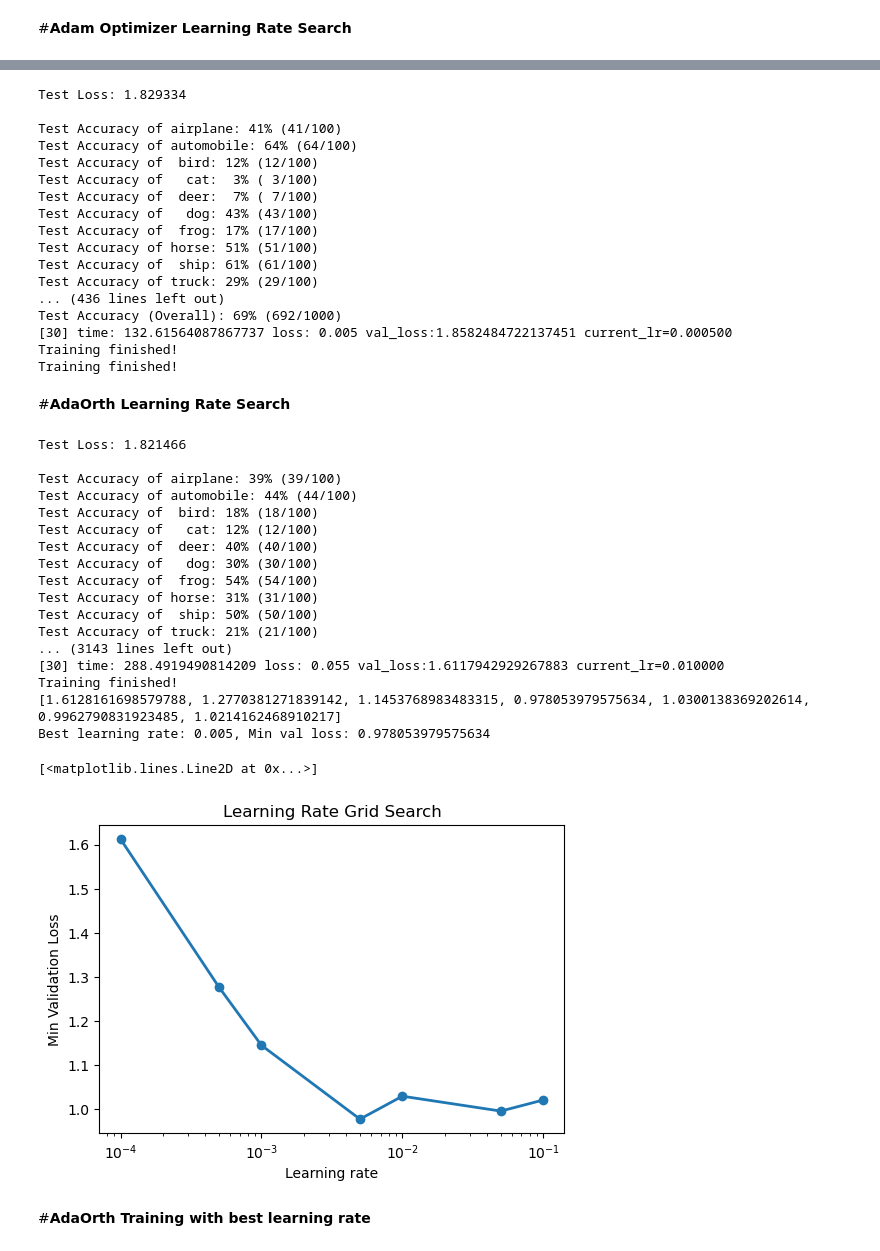
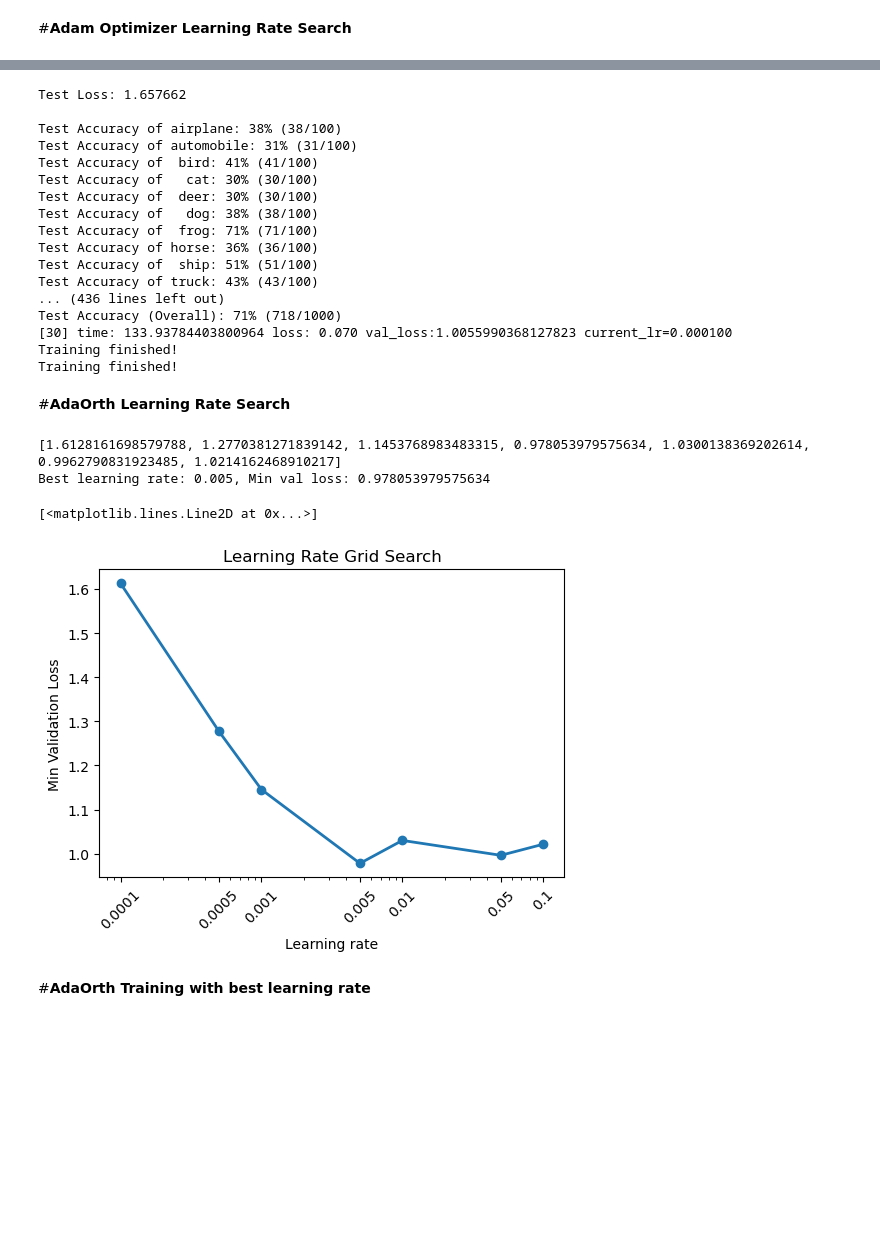
Before and after one commit to RayCyder/Intro, a Jupyter notebook: ResNet_Implementation_on_CIFAR10_2.ipynb, the cells around one changed output, grey strips where cells are left out. Saved outputs shown, nothing was run; the diff lists cells and outputs as text; code cells hidden in the pictures; blank space fills up the shorter version.

```diff
--- a/ResNet_Implementation_on_CIFAR10_2.ipynb
+++ b/ResNet_Implementation_on_CIFAR10_2.ipynb
@@ -730,6 +774,7 @@ Best learning rate: 0.005, Min val loss: 1.0403755232691765
 # %% [markdown]
 #**training Model with MuonMVR2 using best learning rate**
 # %%
+learning_rate = 0.05 #from paper
 model_mvr2 = initialize_model(device)
-losses_mvr2,losses_mvr2_val, mvr2_acc, mvr2_time_cost = train_with_mvr2_once(model_mvr2,criterion,train_loader,val_loader,learning_rate,epochs)
+losses_mvr2,losses_mvr2_val, mvr2_acc, mvr2_time_cost = train_with_mvr2_once(model_mvr2,criterion,train_loader,test_loader,learning_rate,epochs)
 # %% [output]
@@ -799,9 +848,10 @@ Best learning rate: 0.1, Min val loss: 1.1808870360255241
 # %% [markdown]
 #**SGD Training Model with best learning rate**
 # %%
+learning_rate = 0.1 #from paper
 model_sgd = initialize_model(device)
 optimizer = SGDOptimizer(model_sgd,criterion,epochs)
 optimizer.initialize_optimizer(learning_rate)
-losses_sgd,losses_sgd_val,sgd_acc, sgd_time_cost = train_once(model_sgd,criterion,optimizer,train_loader,val_loader,learning_rate,epochs)
+losses_sgd,losses_sgd_val,sgd_acc, sgd_time_cost = train_once(model_sgd,criterion,optimizer,train_loader,test_loader,learning_rate,epochs)
 print("Training finished!")
 # %% [output]
@@ -825,11 +875,11 @@ Training finished!
 # %% [markdown]
 #**Adam Optimizer Learning Rate Search**
 # %%
-class AdamWOptimizer(BaseOptimizer):
+class AdamOptimizer(BaseOptimizer):
   def __init__(self,model,criterion,epochs):
     super().__init__(model,criterion,epochs)
   def initialize_optimizer(self, learning_rate):
-    optimizer = optim.AdamW(self.model.parameters(), lr=learning_rate, weight_decay=0.01)
+    optimizer = optim.Adam(self.model.parameters(), lr=learning_rate, weight_decay=0.01)
     # Cosine annealing: lr → eta_min by the end
     scheduler = torch.optim.lr_scheduler.CosineAnnealingLR(
         optimizer,
@@ -888,25 +925,26 @@ Best learning rate: 0.005, Min val loss: 1.0235724598169327
 # %%
-ResNet18_adamw = initialize_model(device)
-optimizer = AdamWOptimizer(ResNet18_adamw,criterion,epochs)
+learning_rate = 0.01
+model_adam = initialize_model(device)
+optimizer = AdamOptimizer(model_adam,criterion,epochs)
 optimizer.initialize_optimizer(learning_rate)
-losses_adamw,losses_adamw_val, adamw_acc ,adamw_time_cost = train_once(ResNet18_adamw,criterion,optimizer,train_loader,val_loader,learning_rate,epochs)
+losses_adam,losses_adam_val, adam_acc ,adam_time_cost = train_once(model_adam,criterion,optimizer,train_loader,test_loader,learning_rate,epochs)
 print("Training finished!")
 # %% [output]
-Test Loss: 1.829334
+Test Loss: 1.657662
 
-Test Accuracy of airplane: 41% (41/100)
-Test Accuracy of automobile: 64% (64/100)
-Test Accuracy of  bird: 12% (12/100)
-Test Accuracy of   cat:  3% ( 3/100)
-Test Accuracy of  deer:  7% ( 7/100)
-Test Accuracy of   dog: 43% (43/100)
-Test Accuracy of  frog: 17% (17/100)
-Test Accuracy of horse: 51% (51/100)
-Test Accuracy of  ship: 61% (61/100)
-Test Accuracy of truck: 29% (29/100)
+Test Accuracy of airplane: 38% (38/100)
+Test Accuracy of automobile: 31% (31/100)
+Test Accuracy of  bird: 41% (41/100)
+Test Accuracy of   cat: 30% (30/100)
+Test Accuracy of  deer: 30% (30/100)
+Test Accuracy of   dog: 38% (38/100)
+Test Accuracy of  frog: 71% (71/100)
+Test Accuracy of horse: 36% (36/100)
+Test Accuracy of  ship: 51% (51/100)
+Test Accuracy of truck: 43% (43/100)
 ... (436 lines left out)
-Test Accuracy (Overall): 69% (692/1000)
-[30] time: 132.61564087867737 loss: 0.005 val_loss:1.8582484722137451 current_lr=0.000500
+Test Accuracy (Overall): 71% (718/1000)
+[30] time: 133.93784403800964 loss: 0.070 val_loss:1.0055990368127823 current_lr=0.000100
 Training finished!
 Training finished!
 # %%
@@ -945,47 +983,35 @@ class AdaOrthOptimizer(BaseOptimizer):
 # %%
 def get_adaorth(model, learning_rate):
     optimizer = AdaOrthOptimizer(model, criterion, epochs)
     optimizer.initialize_optimizer(learning_rate)
     return optimizer
 #42
 #4242
+#on val loader
 result_adaorth = [1.6128161698579788, 1.2770381271839142, 1.1453768983483315,
                   0.978053979575634, 1.0300138369202614, 0.9962790831923485, 1.0214162468910217]
-
+#on test loader
+# result_adaorth = [1.4681750982999802, 1.1907282695174217, 1.0202817395329475, 1.0218846872448921, 1.0013282299041748, 1.0016121491789818, 1.0007075443863869]
 
 if not result_adaorth:
     result_adaorth = grids_search_val(get_adaorth)
     #result_adaorth = [float(x.cpu()) for x in result_adaorth]
 print(result_adaorth)
 min_index = result_adaorth.index(min(result_adaorth))
 learning_rate = learning_rates[min_index]
 print(f"Best learning rate: {learning_rate}, Min val loss: {result_adaorth[min_index]}")
 plt.figure(figsize=(6,4))
 plt.xscale('log')   # good practice for learning rates
 plt.xlabel("Learning rate")
 plt.ylabel("Min Validation Loss")
 plt.title("Learning Rate Grid Search")
+plt.xticks(learning_rates, labels=[str(lr) for lr in learning_rates],rotation=45)
 plt.plot(learning_rates, result_adaorth, label="Grid Search(Validataion Loss)", linewidth=2, marker='o')
 # %% [output]
-Test Loss: 1.821466
-
-Test Accuracy of airplane: 39% (39/100)
-Test Accuracy of automobile: 44% (44/100)
-Test Accuracy of  bird: 18% (18/100)
-Test Accuracy of   cat: 12% (12/100)
-Test Accuracy of  deer: 40% (40/100)
-Test Accuracy of   dog: 30% (30/100)
-Test Accuracy of  frog: 54% (54/100)
-Test Accuracy of horse: 31% (31/100)
-Test Accuracy of  ship: 50% (50/100)
-Test Accuracy of truck: 21% (21/100)
-... (3143 lines left out)
-[30] time: 288.4919490814209 loss: 0.055 val_loss:1.6117942929267883 current_lr=0.010000
-Training finished!
 [1.6128161698579788, 1.2770381271839142, 1.1453768983483315, 0.978053979575634, 1.0300138369202614, 0.9962790831923485, 1.0214162468910217]
 Best learning rate: 0.005, Min val loss: 0.978053979575634
 [<matplotlib.lines.Line2D at 0x...>]
-[figure, old version]
+[figure, new version]
 # %% [markdown]
 #**AdaOrth Training with best learning rate**
 # %%
```
Also changed, not shown: parts of 21 cells of this notebook.
